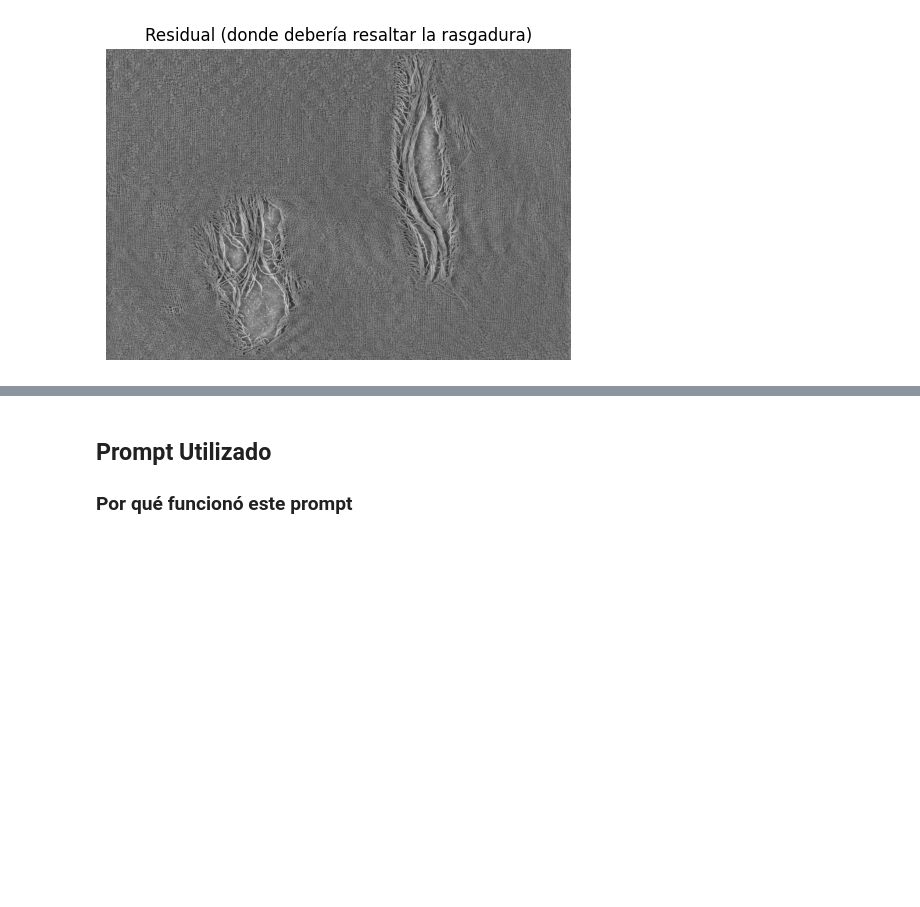
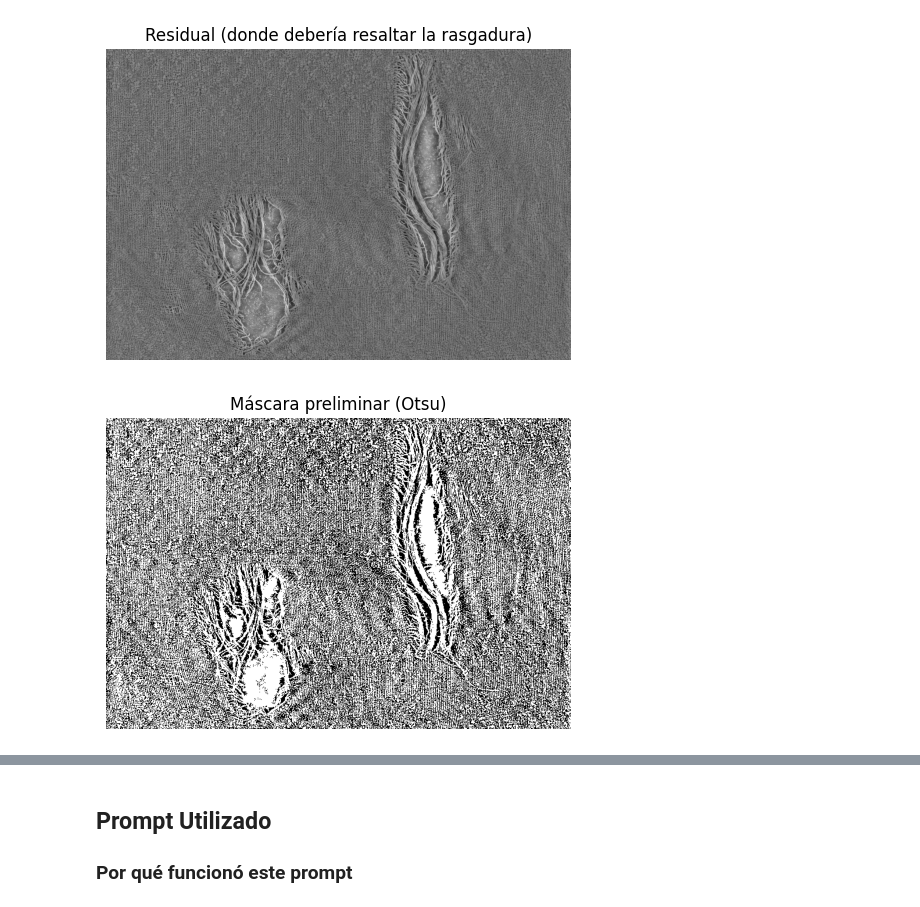
Before and after one commit to paulabaal12/LAB2-VCP, a Jupyter notebook: main.ipynb, the cells around one changed output, grey strips where cells are left out. Saved outputs shown, nothing was run; the diff lists cells and outputs as text; code cells hidden in the pictures; blank space fills up the shorter version.

```diff
--- a/main.ipynb
+++ b/main.ipynb
@@ -116,3 +118,16 @@ show(residual, "Residual (donde debería resaltar la rasgadura)")
 # %% [output]
 [figure]
 [figure]
+# %%
+res8 = (residual * 255).astype(np.uint8)
+
+invert = False
+
+if not invert:
+    _, mask0 = cv2.threshold(res8, 0, 255, cv2.THRESH_BINARY + cv2.THRESH_OTSU)
+else:
+    _, mask0 = cv2.threshold(res8, 0, 255, cv2.THRESH_BINARY_INV + cv2.THRESH_OTSU)
+
+show(mask0, "Máscara preliminar (Otsu)")
+# %% [output]
+[figure, added]
```
Also changed, not shown: parts of 4 cells of this notebook.
